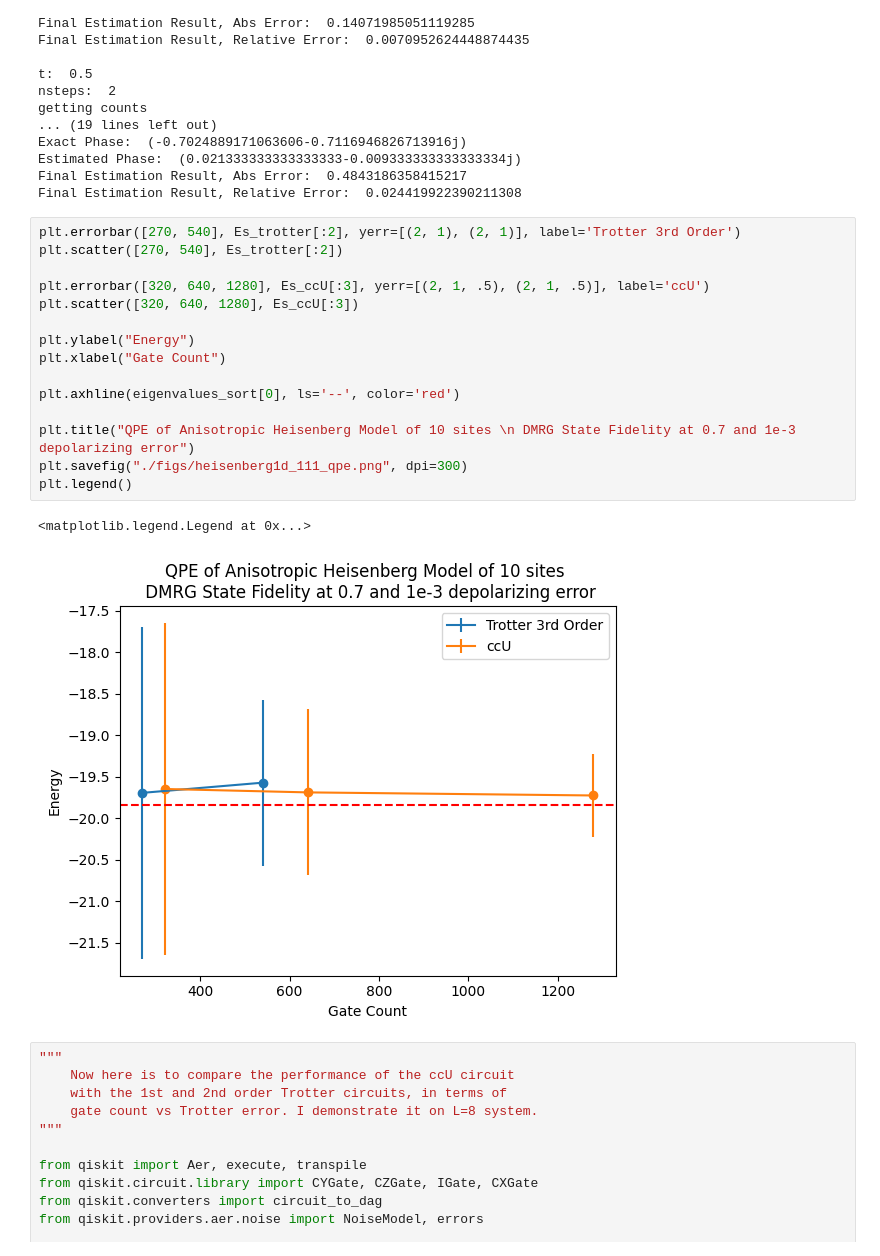
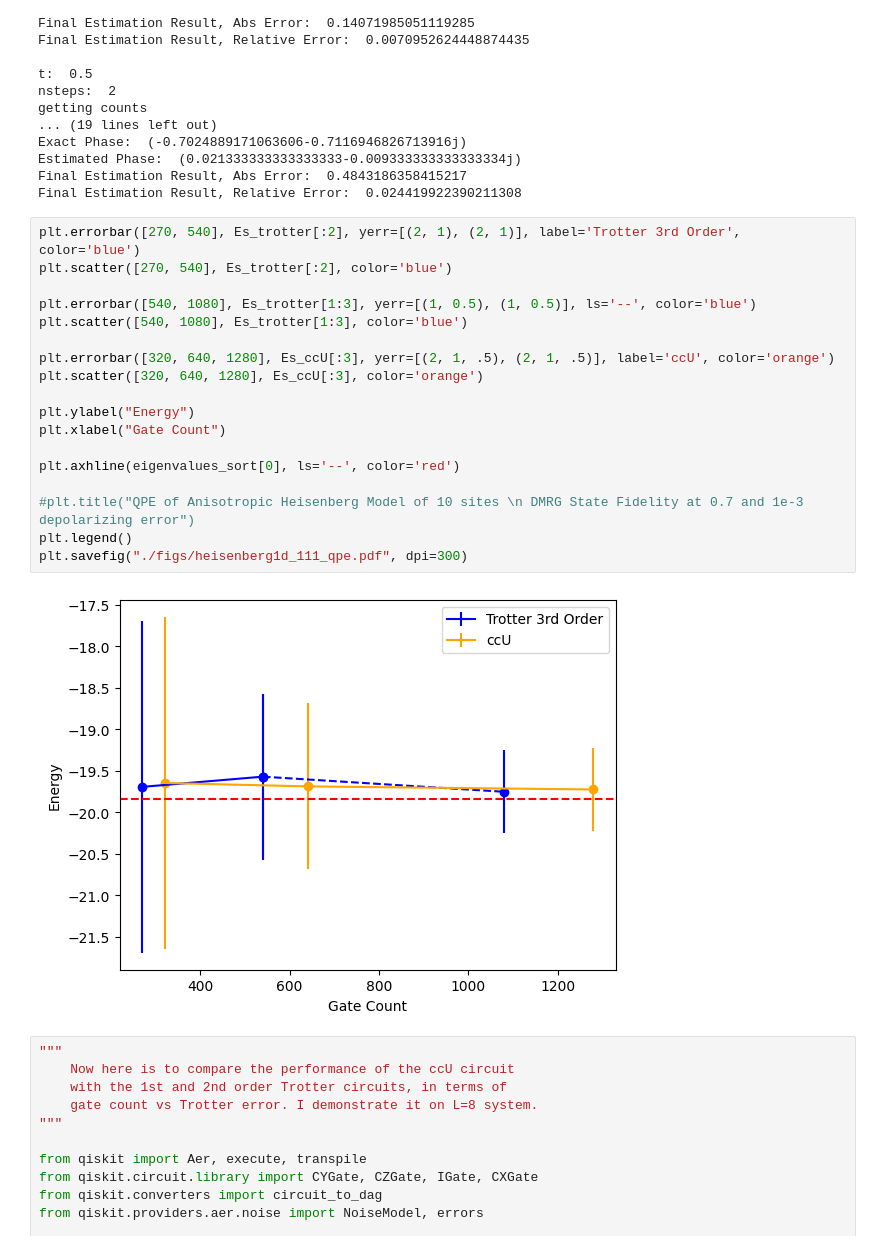
Before and after one commit to erenaykrcn/ccU, a Jupyter notebook: examples/heisenberg1d/heisenberg1d_111_QPE.ipynb, the cells around one changed output. Drawn from its saved outputs; the diff is of its cells as text.

```diff
--- a/examples/heisenberg1d/heisenberg1d_111_QPE.ipynb
+++ b/examples/heisenberg1d/heisenberg1d_111_QPE.ipynb
@@ -251,23 +251,25 @@ Estimated Phase:  (0.021333333333333333-0.009333333333333334j)
 Final Estimation Result, Abs Error:  0.4843186358415217
 Final Estimation Result, Relative Error:  0.024419922390211308
 # %%
-plt.errorbar([270, 540], Es_trotter[:2], yerr=[(2, 1), (2, 1)], label='Trotter 3rd Order')
-plt.scatter([270, 540], Es_trotter[:2])
+plt.errorbar([270, 540], Es_trotter[:2], yerr=[(2, 1), (2, 1)], label='Trotter 3rd Order', color='blue')
+plt.scatter([270, 540], Es_trotter[:2], color='blue')
 
-plt.errorbar([320, 640, 1280], Es_ccU[:3], yerr=[(2, 1, .5), (2, 1, .5)], label='ccU')
-plt.scatter([320, 640, 1280], Es_ccU[:3])
+plt.errorbar([540, 1080], Es_trotter[1:3], yerr=[(1, 0.5), (1, 0.5)], ls='--', color='blue')
+plt.scatter([540, 1080], Es_trotter[1:3], color='blue')
+
+plt.errorbar([320, 640, 1280], Es_ccU[:3], yerr=[(2, 1, .5), (2, 1, .5)], label='ccU', color='orange')
+plt.scatter([320, 640, 1280], Es_ccU[:3], color='orange')
 
 plt.ylabel("Energy")
 plt.xlabel("Gate Count")
 
 plt.axhline(eigenvalues_sort[0], ls='--', color='red')
 
-plt.title("QPE of Anisotropic Heisenberg Model of 10 sites \n DMRG State Fidelity at 0.7 and 1e-3 depolarizing error")
-plt.savefig("./figs/heisenberg1d_111_qpe.png", dpi=300)
+#plt.title("QPE of Anisotropic Heisenberg Model of 10 sites \n DMRG State Fidelity at 0.7 and 1e-3 depolarizing error")
 plt.legend()
+plt.savefig("./figs/heisenberg1d_111_qpe.pdf", dpi=300)
 # %% [output]
-<matplotlib.legend.Legend at 0x...>
-[figure, old version]
+[figure, new version]
 # %%
 """
     Now here is to compare the performance of the ccU circuit
```
Also changed, not shown: 9 other files.
